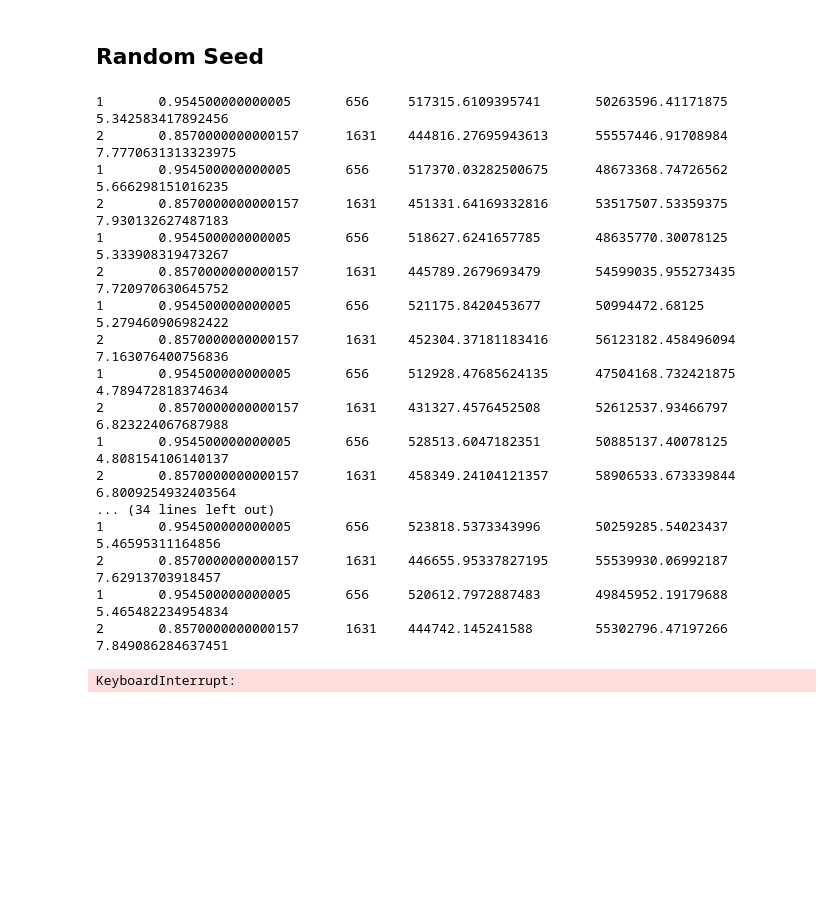
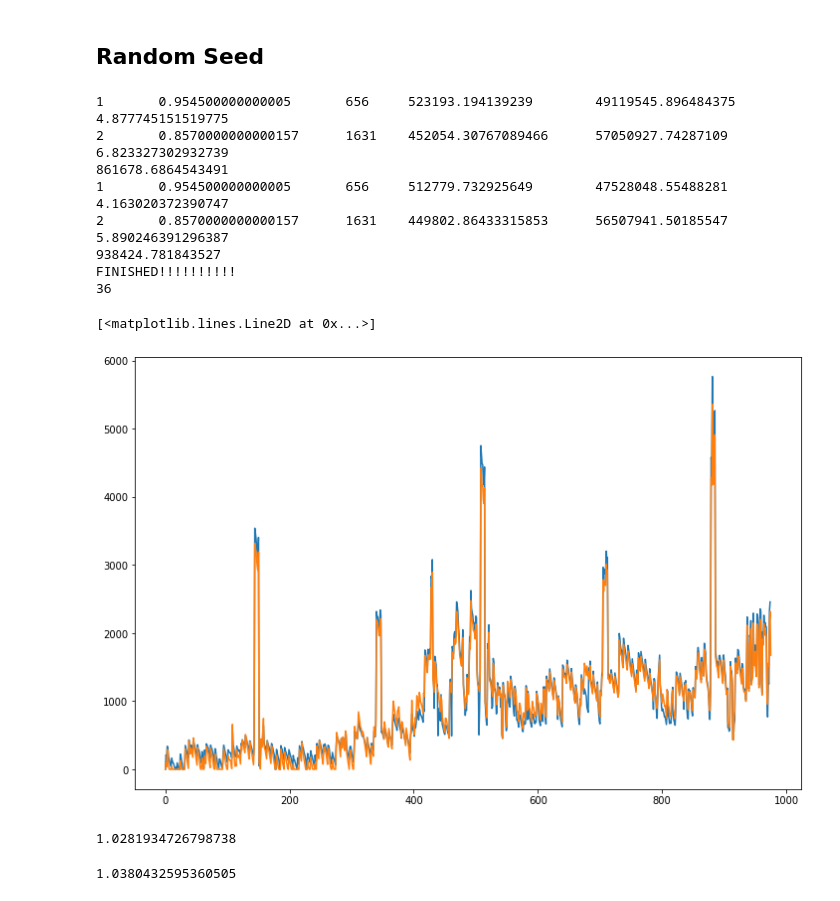
Before and after one commit to ds4a-team4/dynamic-pricing, a Jupyter notebook: models/RL_Henrique.ipynb, the cells around one changed output. Saved outputs shown, nothing was run; the diff lists cells and outputs as text; code cells hidden in the pictures; blank space fills up the shorter version.

```diff
--- a/models/RL_Henrique.ipynb
+++ b/models/RL_Henrique.ipynb
@@ -455,17 +503,20 @@ sum(baseline)
 # %% [markdown]
 ## Random Seed
 # %%
-env = Environment(model,df)
-env.reset()
+
 
 stop = False
-seeds = 25
+seeds = 35
 # Params
 while stop == False:
+
     np.random.seed(seeds)
     torch.manual_seed(seeds)
 
-    hidden_size = 50
+    env = Environment(model,df)
+    env.reset()
+
+    hidden_size = 30
     input_size = 2 + df.shape[1]
     output_size = 10 #5
     LR = 0.001
@@ -474,7 +525,7 @@ while stop == False:
     step_max = len(env.data) - 1
     memory_size = 320 # 200
     batch_size = 32
-    gamma = 0.9 # 0.97
+    gamma = 0.95 # 0.97
 
     epsilon = 1.0
     epsilon_decrease = 1e-4
@@ -587,9 +638,32 @@ while stop == False:
                 start = time.time()
 
 
+#     test_env = Environment(model,df)
+#     test_acts=[]
+#     test_rewards = []
+#     pobs = test_env.reset()
+#     profits_2 = 0
+#     pact_history = []
+#     done = False
+#     while not done:
+#         Q.eval()
+#         pact = Q(torch.from_numpy(np.array(pobs, dtype=np.float32).reshape(1, -1)).to(device=device))
+#         pact = np.argmax(pact.data.cpu())
+#         pact_history.append(pact)
+#         test_acts.append(pact.item())
+
+#         obs, reward, done = test_env.step(pact.numpy())
+#         test_rewards.append(reward)
+#         profits_2 += reward
+#         pobs = obs
+
+#     test_profits = test_env.profits
+
     test_env = Environment(model,df)
     test_acts=[]
     test_rewards = []
+    orders = []
+    o_prices = []
     pobs = test_env.reset()
     profits_2 = 0
     pact_history = []
@@ -602,11 +676,14 @@ while stop == False:
         test_acts.append(pact.item())
 
         obs, reward, done = test_env.step(pact.numpy())
+        orders.append(obs[1])
+        o_prices.append(obs[0])
         test_rewards.append(reward)
         profits_2 += reward
         pobs = obs
 
     test_profits = test_env.profits
+    print(test_profits)
 
     if test_profits > sum(baseline):
         print('FINISHED!!!!!!!!!!')
@@ -615,21 +692,18 @@ while stop == False:
     else:
         seeds += 1
 # %% [output]
-1       0.954500000000005       656     517315.6109395741       50263596.41171875       5.342583417892456
-2       0.8570000000000157      1631    444816.27695943613      55557446.91708984       7.7770631313323975
-1       0.954500000000005       656     517370.03282500675      48673368.74726562       5.666298151016235
-2       0.8570000000000157      1631    451331.64169332816      53517507.53359375       7.930132627487183
-1       0.954500000000005       656     518627.6241657785       48635770.30078125       5.333908319473267
-2       0.8570000000000157      1631    445789.2679693479       54599035.955273435      7.720970630645752
-1       0.954500000000005       656     521175.8420453677       50994472.68125  5.279460906982422
-2       0.8570000000000157      1631    452304.37181183416      56123182.458496094      7.163076400756836
-1       0.954500000000005       656     512928.47685624135      47504168.732421875      4.789472818374634
-2       0.8570000000000157      1631    431327.4576452508       52612537.93466797       6.823224067687988
-1       0.954500000000005       656     528513.6047182351       50885137.40078125       4.808154106140137
-2       0.8570000000000157      1631    458349.24104121357      58906533.673339844      6.8009254932403564
-... (34 lines left out)
-1       0.954500000000005       656     523818.5373343996       50259285.54023437       5.46595311164856
-2       0.8570000000000157      1631    446655.95337827195      55539930.06992187       7.62913703918457
-1       0.954500000000005       656     520612.7972887483       49845952.19179688       5.465482234954834
-2       0.8570000000000157      1631    444742.145241588        55302796.47197266       7.849086284637451
+1       0.954500000000005       656     523193.194139239        49119545.896484375      4.877745151519775
+2       0.8570000000000157      1631    452054.30767089466      57050927.74287109       6.823327302932739
+861678.6864543491
+1       0.954500000000005       656     512779.732925649        47528048.55488281       4.163020372390747
+2       0.8570000000000157      1631    449802.86433315853      56507941.50185547       5.890246391296387
+938424.781843527
+FINISHED!!!!!!!!!!
+36
-KeyboardInterrupt:
+# %%
+plt.figure(figsize=(12,8))
+plt.plot(test_rewards)
+plt.plot(baseline)
+# %% [output]
+[<matplotlib.lines.Line2D at 0x...>]
+[figure, added]
@@ -635,0 +725,4 @@ KeyboardInterrupt:
+# %%
+results.rl_rewards.sum() / results.baseline_rewards.sum()
+# %% [output]
+1.0281934726798738
@@ -635,0 +732,4 @@ KeyboardInterrupt:
+# %%
+a/b
+# %% [output]
+1.0380432595360505
```
Also changed, not shown: parts of 16 cells of this notebook, 2 other files.
